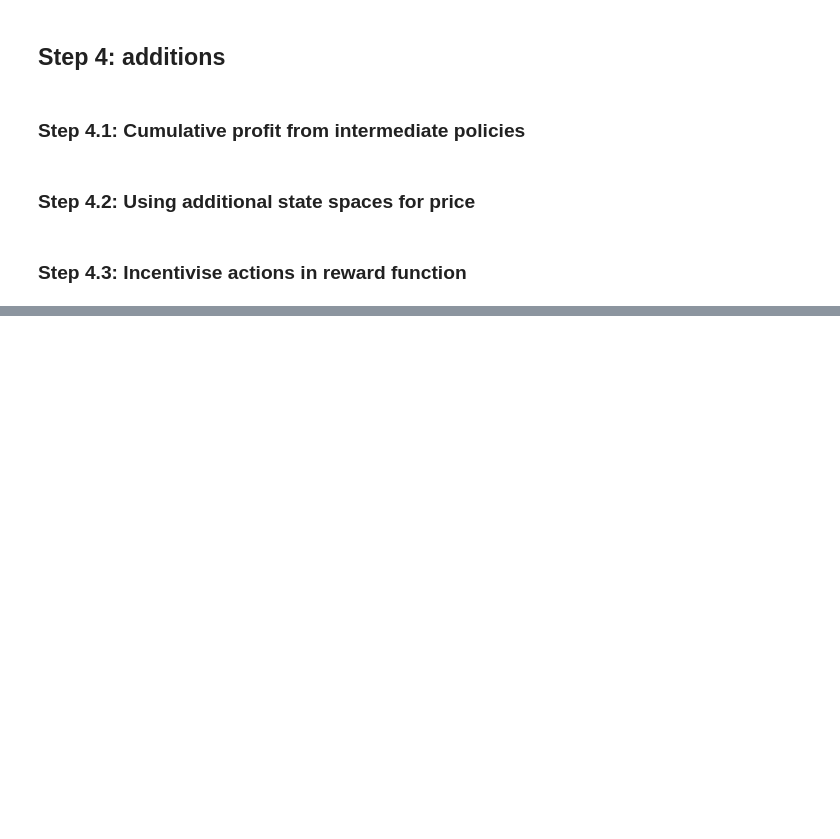
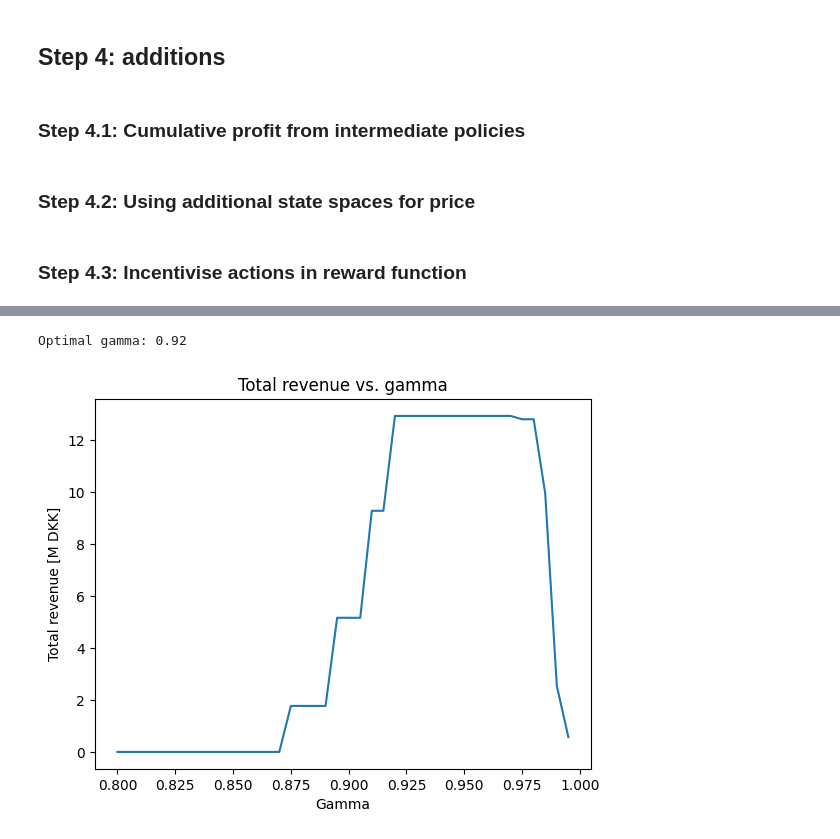
Before and after one commit to JacobSkaarup/46765_assignment3, a Jupyter notebook: main.ipynb, the cells around one changed output, grey strips where cells are left out. Cells and saved outputs as stored; diff of their text form; code cells hidden in the pictures; blank space fills up the shorter version.

Commit message:
Tested for different lengths of data sets

```diff
--- a/main.ipynb
+++ b/main.ipynb
@@ -434,0 +448,24 @@ array([['Charge', 'Charge', 'Charge', 'Charge', 'Do nothing'],
+# %%
+prices = df_prices[df_prices.index.year >= 2022].values
+x_train_train, x_val, x_train, x_test = split_data(prices, n_test=1253)
+price_prop, price_representative, percentiles = price_state(x_train_train)
+P_ssa_est = P_ssa(price_prop, P_ssa_array)
+
+revenues = []
+for gamma in gammas:
+    V, policy, count, policy_list = policy_iteration(PRICE_STATE, SOC_STATE, ALLOWED_ACTIONS, price_representative, P_ssa_est, gamma=gamma)
+    total_revenue, hourly_revenue = simulate_policy_with_boundaries(x_val, policy, percentiles, PRICE_STATE, SOC_STATE)
+    revenues.append(total_revenue/1E6)
+
+opt_gamma = gammas[np.argmax(revenues)] # Find the gamma that maximizes revenue
+print(f"Optimal gamma: {opt_gamma}")
+
+# Plot the total revenue as a function of gamma
+plt.plot(gammas, revenues)
+plt.xlabel("Gamma")
+plt.ylabel("Total revenue [M DKK]")
+plt.title("Total revenue vs. gamma")
+plt.show()
+# %% [output]
+Optimal gamma: 0.92
+[figure, added]
```
Also changed, not shown: parts of 9 cells of this notebook.
